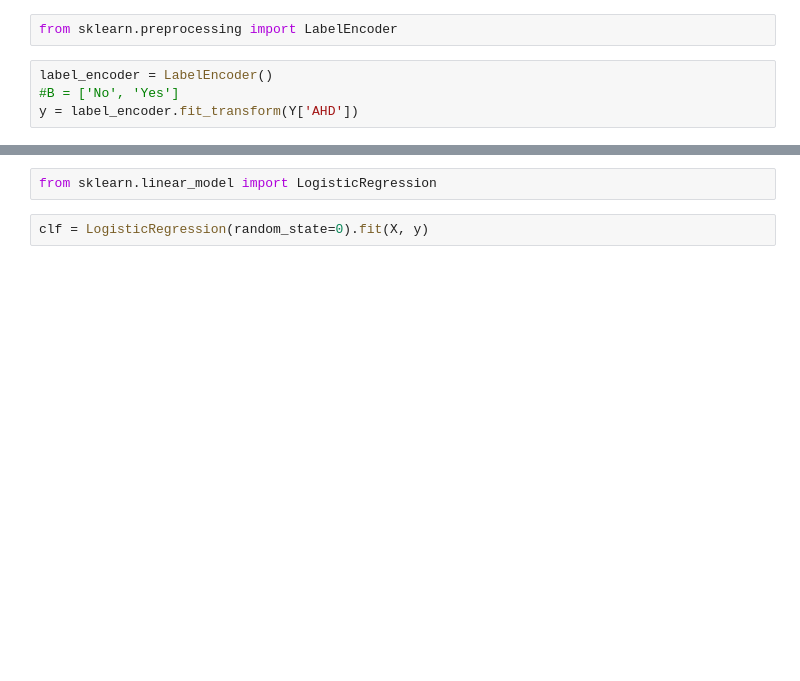
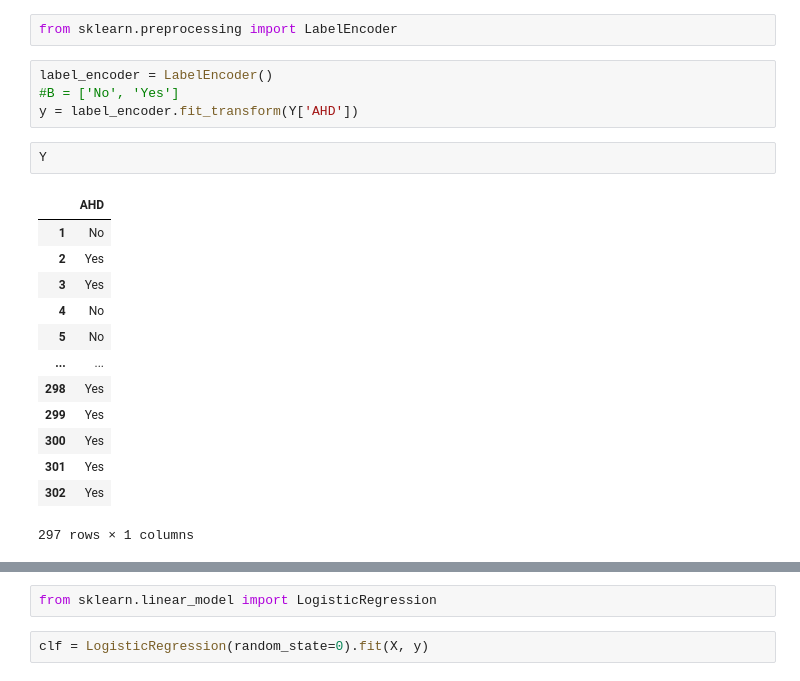
Before and after one commit to Ajim63/FIN-410-Python-Codes-and-Data, a Jupyter notebook: Python Codes/Class Practice Python Sep 27.ipynb, the cells around one changed output, grey strips where cells are left out. Saved outputs shown, nothing was run; the diff lists cells and outputs as text; blank space fills up the shorter version.

```diff
--- a/Python Codes/Class Practice Python Sep 27.ipynb
+++ b/Python Codes/Class Practice Python Sep 27.ipynb
@@ -80,3 +80,19 @@ from sklearn.preprocessing import LabelEncoder
 label_encoder = LabelEncoder()
 #B = ['No', 'Yes']
 y = label_encoder.fit_transform(Y['AHD'])
+# %%
+Y
+# %% [output]
+|  | AHD |
+| 1 | No |
+| 2 | Yes |
+| 3 | Yes |
+| 4 | No |
+| 5 | No |
+| ... | ... |
+| 298 | Yes |
+| 299 | Yes |
+| 300 | Yes |
+| 301 | Yes |
+| 302 | Yes |
+297 rows × 1 columns
```
Also changed, not shown: parts of 39 cells of this notebook.
